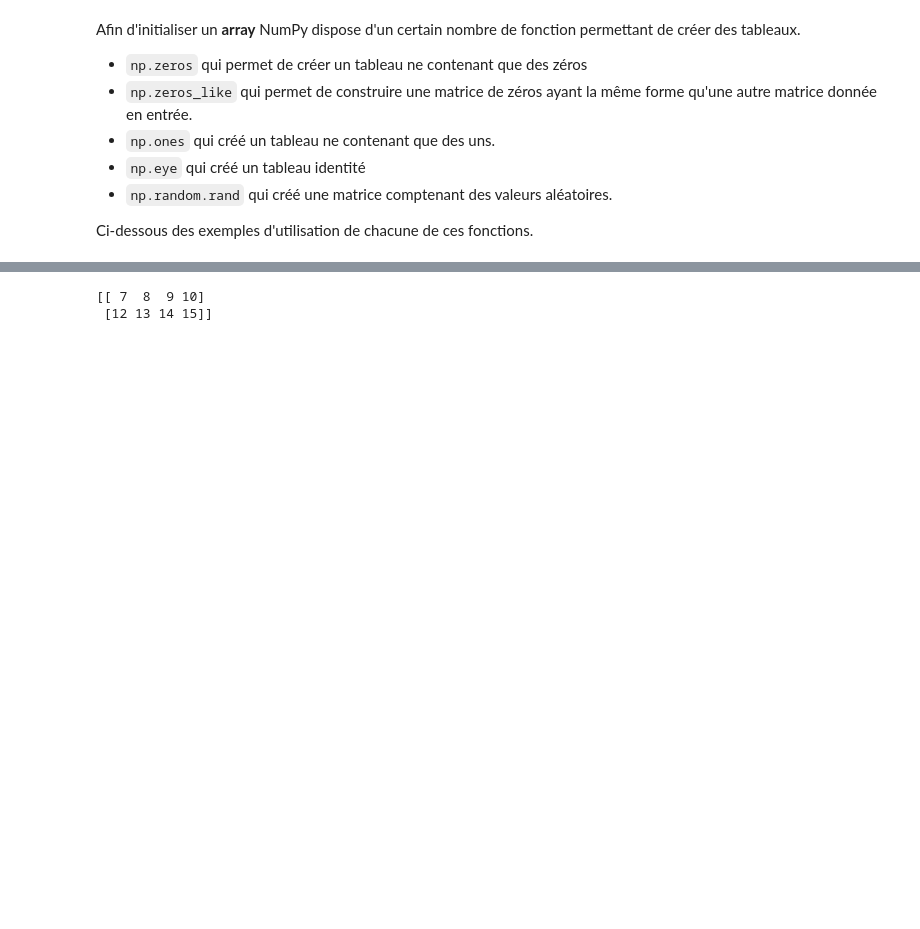
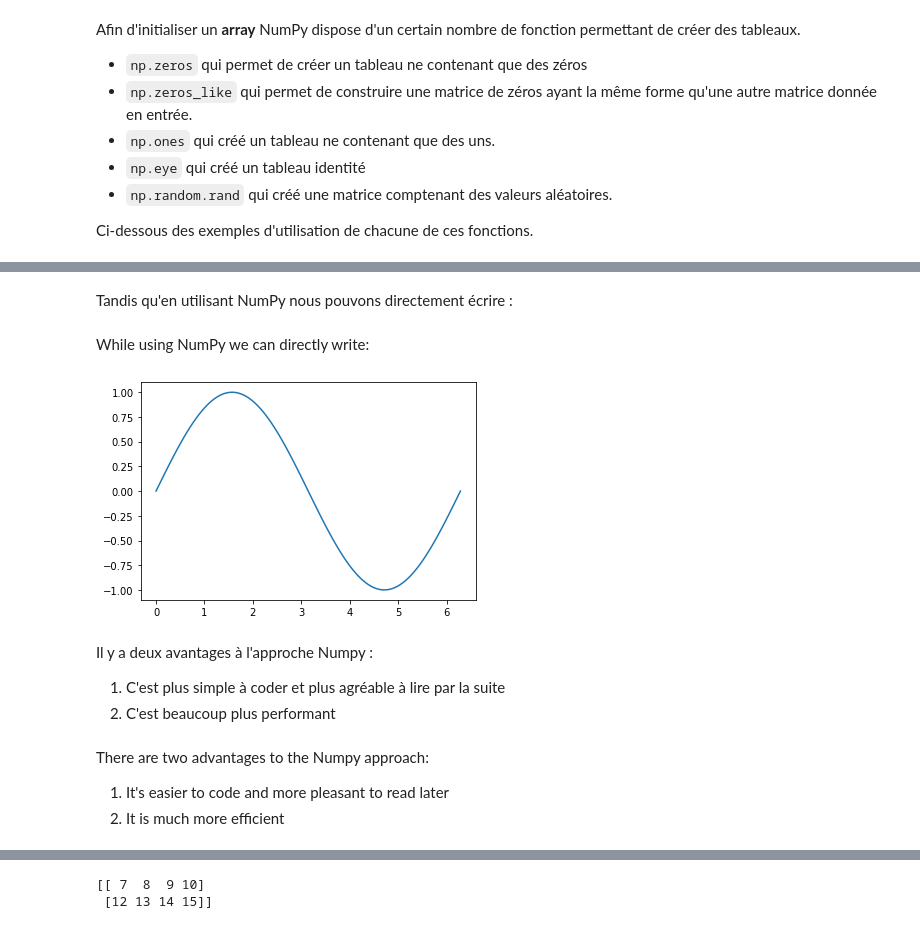
Before and after one commit to basileMarchand/master_1_sgm_energie_psl, a Jupyter notebook: sources/06_numpy.ipynb, the cells around one changed output, grey strips where cells are left out. Drawn from its saved outputs; the diff is of its cells as text; code cells hidden in the pictures; blank space fills up the shorter version.

Commit message:
Update numpy notebook

```diff
--- a/sources/06_numpy.ipynb
+++ b/sources/06_numpy.ipynb
@@ -150,0 +522,21 @@ Tout comme pour les listes on peut accéder à des portions du tableau à l'aide
+# %% [markdown]
+Tandis qu'en utilisant NumPy nous pouvons directement écrire :
+# %% [markdown]
+While using NumPy we can directly write:
+# %%
+xNumpy = np.linspace(0, 2*np.pi, nStep)
+yNumpy = np.sin(xNumpy)
+plt.plot(xNumpy,yNumpy)
+plt.show()
+# %% [output]
+[figure, added]
+# %% [markdown]
+Il y a deux avantages à l'approche Numpy :
+
+1. C'est plus simple à coder et plus agréable à lire par la suite
+2. C'est beaucoup plus performant
+# %% [markdown]
+There are two advantages to the Numpy approach:
+
+1. It's easier to code and more pleasant to read later
+2. It is much more efficient
```
Also changed, not shown: parts of 267 cells of this notebook.
